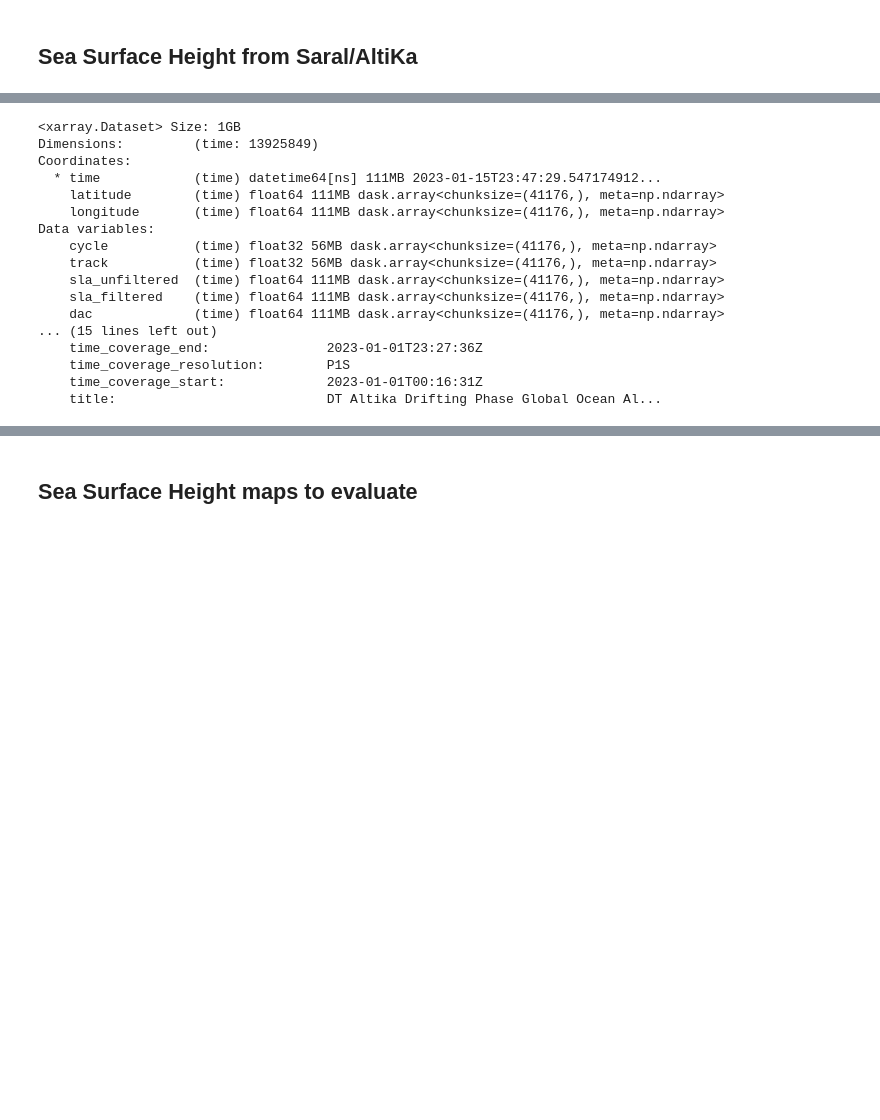
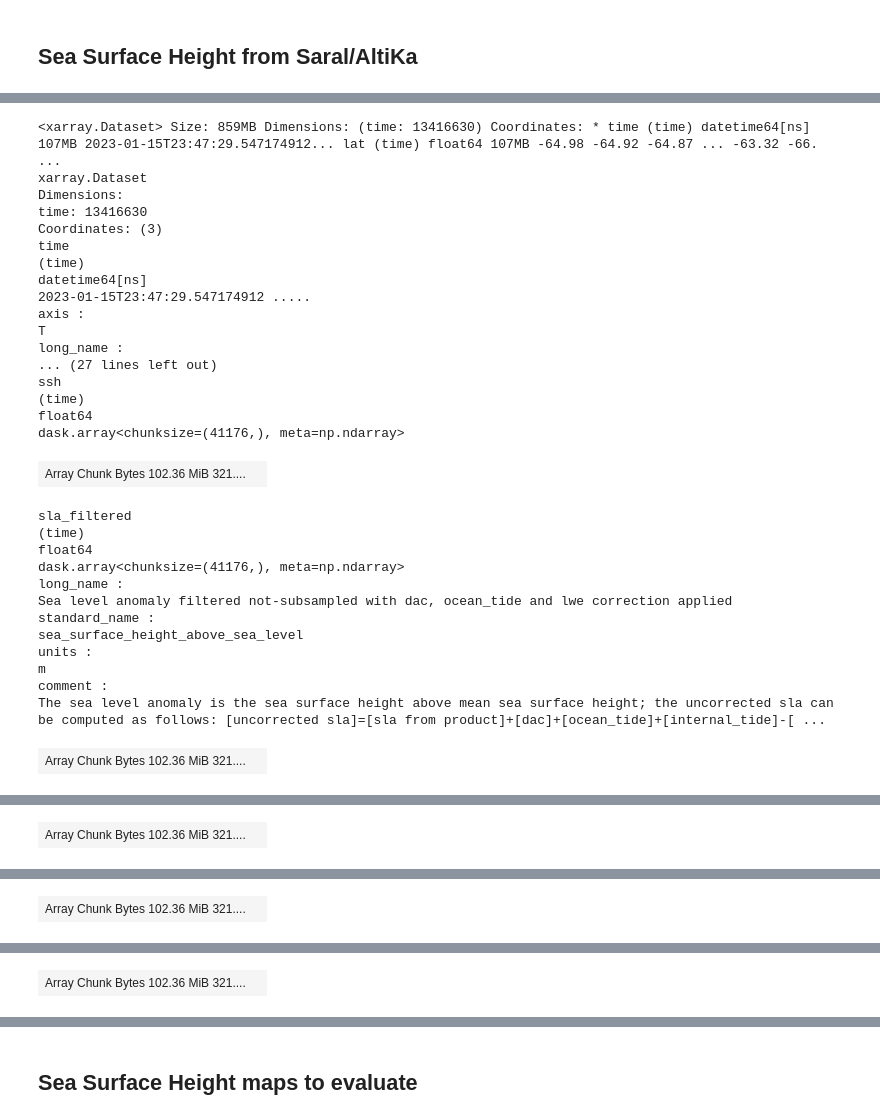
Before and after one commit to dbotvynko/2023a_SSH_mapping_OSE, a Jupyter notebook: nb_diags_global/ssh_scores_DUACS_geos.ipynb, the cells around one changed output, grey strips where cells are left out. Cells and saved outputs as stored; diff of their text form; code cells hidden in the pictures; blank space fills up the shorter version.

```diff
--- a/nb_diags_global/ssh_scores_DUACS_geos.ipynb
+++ b/nb_diags_global/ssh_scores_DUACS_geos.ipynb
@@ -108,12 +111,24 @@ import glob
 # %%
 %%time
 time_min = '2023-01-15'                                        # time min for analysis
-time_max = '2023-12-31'                                        # time max for analysis
+time_max = '2023-12-16'
 
-list_of_file = sorted(glob.glob('/Odyssey/public/altimetry_traces/processed_2023_global_4/dl/ref/alg/**/*2024*/2023/**/*.nc'))
+list_of_file = sorted(glob.glob('/Odyssey/public/altimetry_traces/processed_2023_global_4/dl/ref/**/**/*2024*/2023/**/*.nc'))
 #sorted(glob('../data/independent_alongtrack/alg/2019/*.nc'))
-ds_alg = xr.open_mfdataset(list_of_file, combine='nested', concat_dim='time')
-ds_alg = ds_alg.where((ds_alg.time >= np.datetime64(time_min)) & (ds_alg.time <=  np.datetime64(time_max)), drop=True)
-ds_alg = ds_alg.sortby('time')
+ds_alg = xr.open_mfdataset(list_of_file)#, combine='nested', concat_dim='time')
+ds_alg = ds_alg.rename(longitude="lon", latitude="lat").pipe(\
+            lambda d: d.where(\
+                (d.time.load() >= pd.to_datetime(time_min))\
+                & (d.time <= pd.to_datetime(time_max)),\
+                drop=True,\
+            )\
+        )\
+        .assign(ssh=lambda d: d.sla_filtered + d.mdt - d.lwe)\
+        .sortby("time")[["ssh", "sla_filtered", "sla_unfiltered", "mdt", "lwe"]]
+
+#ds_alg = xr.open_dataset('/Odyssey/public/altimetry_traces/processed_2023_global_4/concat/concatenated_input.nc')
+
+#ds_alg = ds_alg.where((ds_alg.time >= np.datetime64(time_min)) & (ds_alg.time <=  np.datetime64(time_max)), drop=True)
+#ds_alg = ds_alg.sortby('time')
 ds_alg
 # %% [output]
@@ -122,17 +137,31 @@ Wall time: 1min 28s
-<xarray.Dataset> Size: 1GB
-Dimensions:         (time: 13925849)
-Coordinates:
-  * time            (time) datetime64[ns] 111MB 2023-01-15T23:47:29.547174912...
-    latitude        (time) float64 111MB dask.array<chunksize=(41176,), meta=np.ndarray>
-    longitude       (time) float64 111MB dask.array<chunksize=(41176,), meta=np.ndarray>
-Data variables:
-    cycle           (time) float32 56MB dask.array<chunksize=(41176,), meta=np.ndarray>
-    track           (time) float32 56MB dask.array<chunksize=(41176,), meta=np.ndarray>
-    sla_unfiltered  (time) float64 111MB dask.array<chunksize=(41176,), meta=np.ndarray>
-    sla_filtered    (time) float64 111MB dask.array<chunksize=(41176,), meta=np.ndarray>
-    dac             (time) float64 111MB dask.array<chunksize=(41176,), meta=np.ndarray>
-... (15 lines left out)
-    time_coverage_end:               2023-01-01T23:27:36Z
-    time_coverage_resolution:        P1S
-    time_coverage_start:             2023-01-01T00:16:31Z
-    title:                           DT Altika Drifting Phase Global Ocean Al...
+<xarray.Dataset> Size: 859MB Dimensions: (time: 13416630) Coordinates: * time (time) datetime64[ns] 107MB 2023-01-15T23:47:29.547174912... lat (time) float64 107MB -64.98 -64.92 -64.87 ... -63.32 -66. ...
+xarray.Dataset
+Dimensions:
+time: 13416630
+Coordinates: (3)
+time
+(time)
+datetime64[ns]
+2023-01-15T23:47:29.547174912 .....
+axis :
+T
+long_name :
+... (27 lines left out)
+ssh
+(time)
+float64
+dask.array<chunksize=(41176,), meta=np.ndarray>
+| Array Chunk Bytes 102.36 MiB 321.... |  |
+sla_filtered
+(time)
+float64
+dask.array<chunksize=(41176,), meta=np.ndarray>
+long_name :
+Sea level anomaly filtered not-subsampled with dac, ocean_tide and lwe correction applied
+standard_name :
+sea_surface_height_above_sea_level
+units :
+m
+comment :
+The sea level anomaly is the sea surface height above mean sea surface height; the uncorrected sla can be computed as follows: [uncorrected sla]=[sla from product]+[dac]+[ocean_tide]+[internal_tide]-[ ...
+| Array Chunk Bytes 102.36 MiB 321.... |  |
@@ -138,0 +180 @@ Data variables:
+| Array Chunk Bytes 102.36 MiB 321.... |  |
@@ -138,0 +193 @@ Data variables:
+| Array Chunk Bytes 102.36 MiB 321.... |  |
@@ -138,0 +204 @@ Data variables:
+| Array Chunk Bytes 102.36 MiB 321.... |  |
```
Also changed, not shown: parts of 20 cells of this notebook, 5 other files.
